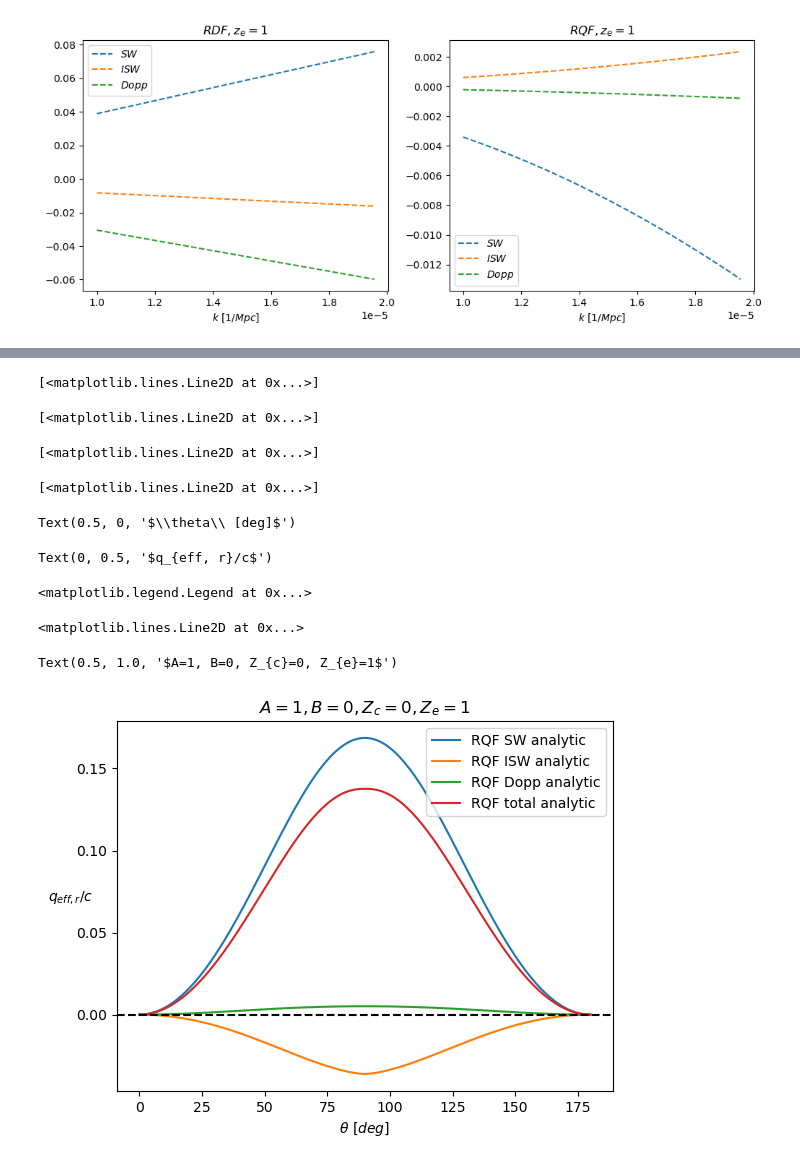
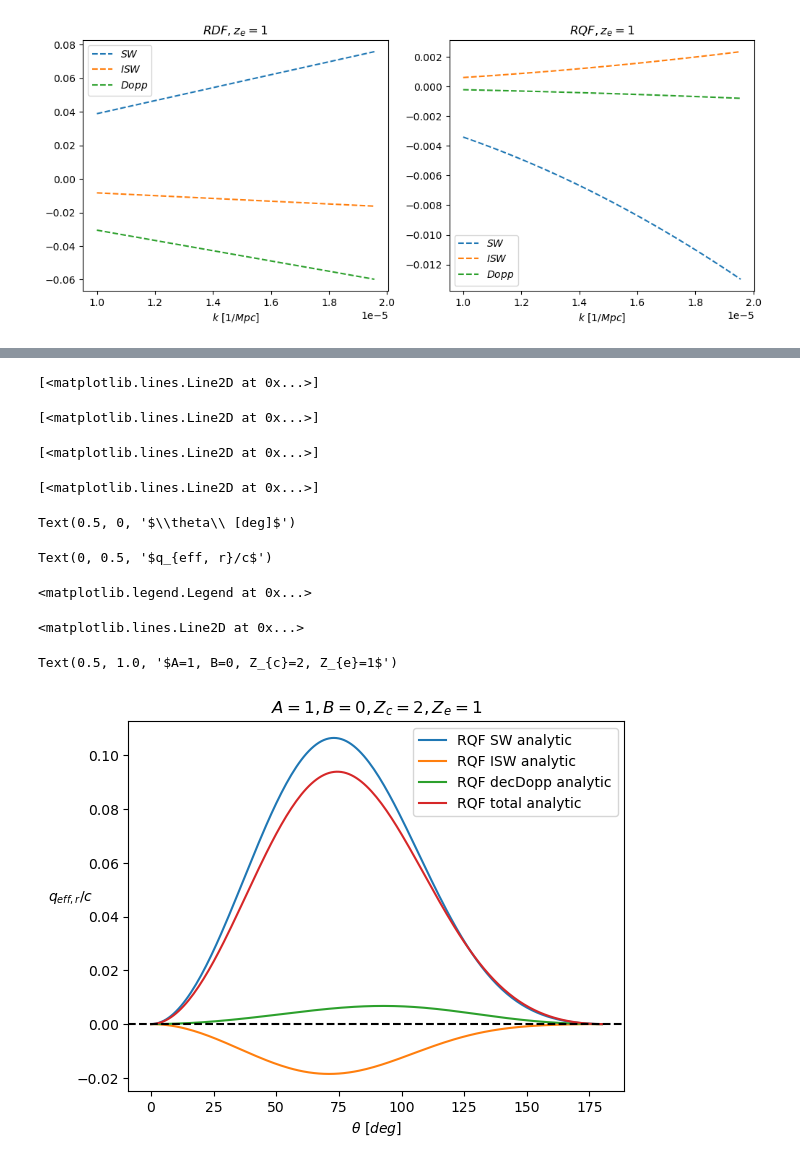
Before and after one commit to catketchup/ReCCO, a Jupyter notebook: code/sim_bubble_collision.ipynb, the cells around one changed output, grey strips where cells are left out. Saved outputs shown, nothing was run; the diff lists cells and outputs as text; code cells hidden in the pictures.

```diff
--- a/code/sim_bubble_collision.ipynb
+++ b/code/sim_bubble_collision.ipynb
@@ -106,7 +106,7 @@ z_c = param.z_c
 A = 1
 B = 0
 direction = 'z'
-z_c = 0
+z_c = 2
 x_c = rs.chifromz(z_c) #Mpc
 r_H = param.r_H #Mpc
 
@@ -802,26 +804,26 @@ Text(0.5, 1.0, '$A=1, B=0, Z_{c}=0, Z_{e}=1$')
 # %%
 plt.plot(theta_e_deg_1d, BC.RQF_eff_SW(theta_e_1d), label='RQF SW analytic')
 plt.plot(theta_e_deg_1d, BC.RQF_eff_ISW(theta_e_1d), label='RQF ISW analytic')
-plt.plot(theta_e_deg_1d, BC.RQF_eff_decDopp(theta_e_1d), label='RQF Dopp analytic')
+plt.plot(theta_e_deg_1d, BC.RQF_eff_decDopp(theta_e_1d), label='RQF decDopp analytic')
 plt.plot(theta_e_deg_1d, BC.RQF_eff(theta_e_1d), label='RQF total analytic')
 
 plt.xlabel(r'$\theta\ [deg]$')
 plt.ylabel(r'$q_{eff, r}/c$', rotation=0)
 plt.legend(loc='upper right')
 plt.axhline(y=0, c='k', linestyle='--')
 plt.title(r'$A=%s, B=%s, Z_{c}=%s, Z_{e}=%s$'%(A, B, z_c, Z_e))
 plt.savefig('my_output/RQF_BubbleCollision.pdf', bbox_inches="tight")
 # %% [output]
 [<matplotlib.lines.Line2D at 0x...>]
 [<matplotlib.lines.Line2D at 0x...>]
 [<matplotlib.lines.Line2D at 0x...>]
 [<matplotlib.lines.Line2D at 0x...>]
 Text(0.5, 0, '$\\theta\\ [deg]$')
 Text(0, 0.5, '$q_{eff, r}/c$')
 <matplotlib.legend.Legend at 0x...>
 <matplotlib.lines.Line2D at 0x...>
-Text(0.5, 1.0, '$A=1, B=0, Z_{c}=0, Z_{e}=1$')
+Text(0.5, 1.0, '$A=1, B=0, Z_{c}=2, Z_{e}=1$')
-[figure, old version]
+[figure, new version]
 # %%
 if 1:
     RQF_Dopp_2d_radial = EV.RQF_Projection_Radial((x, y, z), RQF_Dopp_3d.real, (x_e, y_e, z_e), (theta, phi))
```
Also changed, not shown: parts of 19 cells of this notebook, 3 other files.
